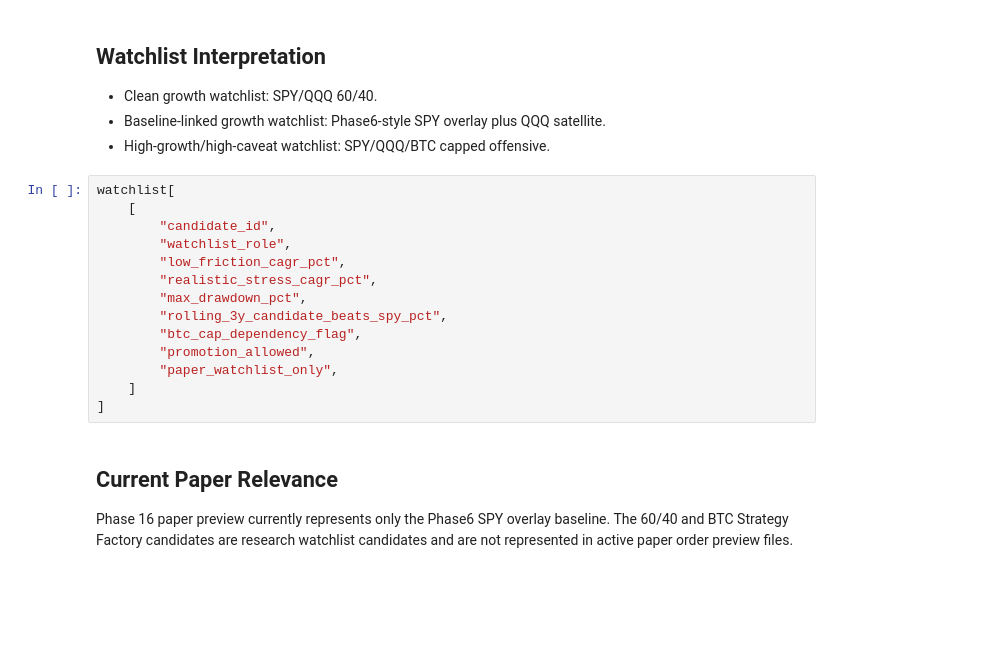
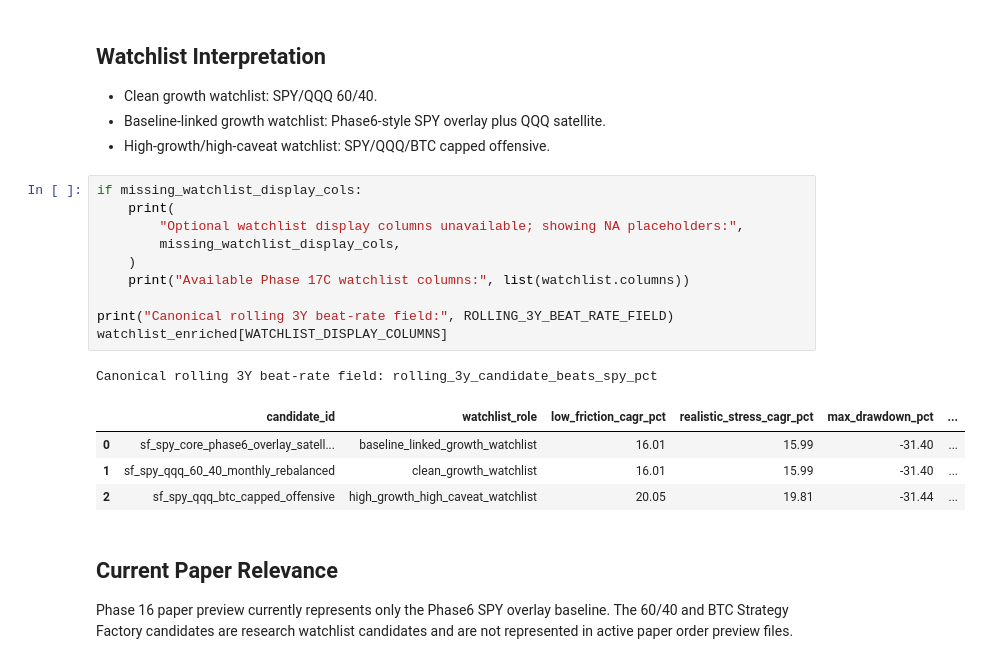
Before and after one commit to dvp2004/market-strats-lab, a Jupyter notebook: notebooks/phase17c_strategy_factory_transaction_visuals.ipynb, the cells around one changed output. Drawn from its saved outputs; the diff is of its cells as text; blank space fills up the shorter version.

```diff
--- a/notebooks/phase17c_strategy_factory_transaction_visuals.ipynb
+++ b/notebooks/phase17c_strategy_factory_transaction_visuals.ipynb
@@ -216,20 +484,22 @@ btc_gap
 - Clean growth watchlist: SPY/QQQ 60/40.
 - Baseline-linked growth watchlist: Phase6-style SPY overlay plus QQQ satellite.
 - High-growth/high-caveat watchlist: SPY/QQQ/BTC capped offensive.
-# %%
-watchlist[
-    [
-        "candidate_id",
-        "watchlist_role",
-        "low_friction_cagr_pct",
-        "realistic_stress_cagr_pct",
-        "max_drawdown_pct",
-        "rolling_3y_candidate_beats_spy_pct",
-        "btc_cap_dependency_flag",
-        "promotion_allowed",
-        "paper_watchlist_only",
-    ]
-]
+# %%
+if missing_watchlist_display_cols:
+    print(
+        "Optional watchlist display columns unavailable; showing NA placeholders:",
+        missing_watchlist_display_cols,
+    )
+    print("Available Phase 17C watchlist columns:", list(watchlist.columns))
+
+print("Canonical rolling 3Y beat-rate field:", ROLLING_3Y_BEAT_RATE_FIELD)
+watchlist_enriched[WATCHLIST_DISPLAY_COLUMNS]
+# %% [output]
+Canonical rolling 3Y beat-rate field: rolling_3y_candidate_beats_spy_pct
+|  | candidate_id | watchlist_role | low_friction_cagr_pct | realistic_stress_cagr_pct | max_drawdown_pct | ... |
+| 0 | sf_spy_core_phase6_overlay_satell... | baseline_linked_growth_watchlist | 16.01 | 15.99 | -31.40 | ... |
+| 1 | sf_spy_qqq_60_40_monthly_rebalanced | clean_growth_watchlist | 16.01 | 15.99 | -31.40 | ... |
+| 2 | sf_spy_qqq_btc_capped_offensive | high_growth_high_caveat_watchlist | 20.05 | 19.81 | -31.44 | ... |
 # %% [markdown]
 ## Current Paper Relevance
 
```
Also changed, not shown: parts of 19 cells of this notebook, 7 other files.
